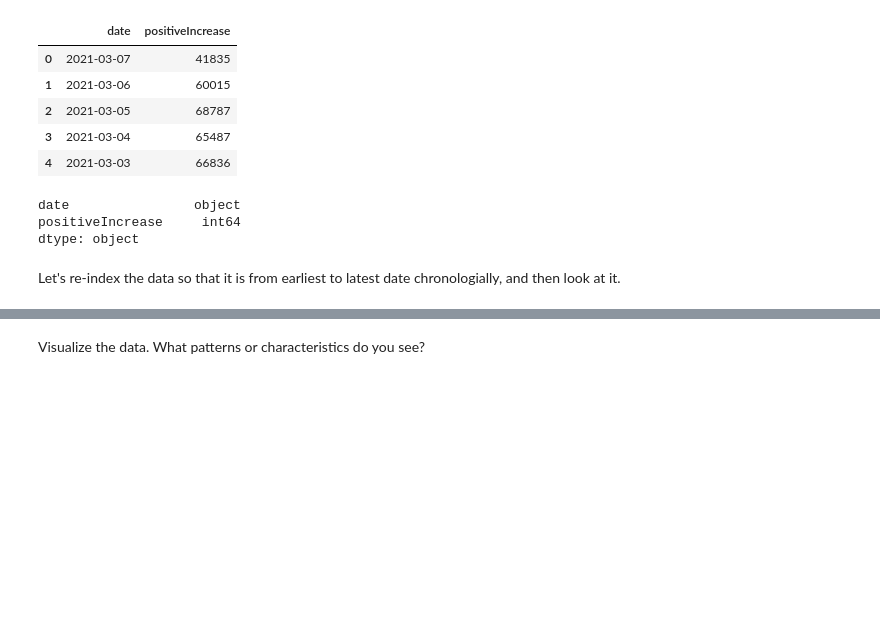
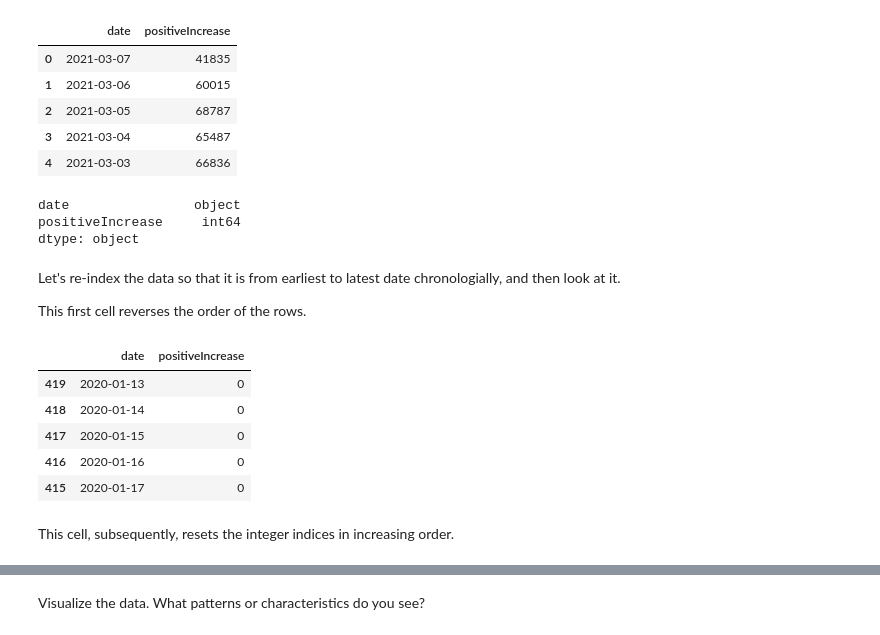
Before and after one commit to jrb28/time_series_analysis, a Jupyter notebook: CovidAnalysis_pd.ipynb, the cells around one changed output, grey strips where cells are left out. Drawn from its saved outputs; the diff is of its cells as text; code cells hidden in the pictures; blank space fills up the shorter version.

```diff
--- a/CovidAnalysis_pd.ipynb
+++ b/CovidAnalysis_pd.ipynb
@@ -40,3 +40,17 @@ positiveIncrease     int64
 dtype: object
 # %% [markdown]
 Let's re-index the data so that it is from earliest to latest date chronologially, and then look at it.
+
+This first cell reverses the order of the rows.
+# %%
+df_nc = df_nc.reindex(index=df_nc.index[::-1])
+df_nc.head()
+# %% [output]
+|  | date | positiveIncrease |
+| 419 | 2020-01-13 | 0 |
+| 418 | 2020-01-14 | 0 |
+| 417 | 2020-01-15 | 0 |
+| 416 | 2020-01-16 | 0 |
+| 415 | 2020-01-17 | 0 |
+# %% [markdown]
+This cell, subsequently, resets the integer indices in increasing order.
```
Also changed, not shown: parts of 11 cells of this notebook.
